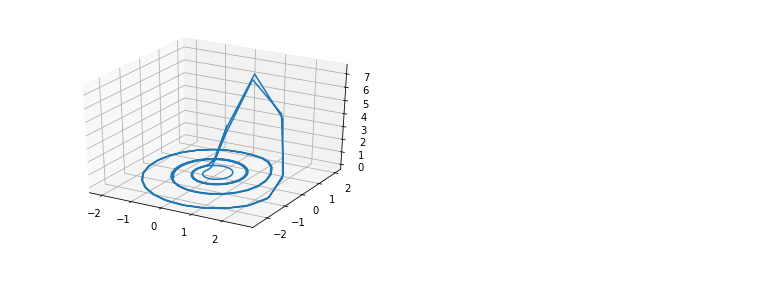
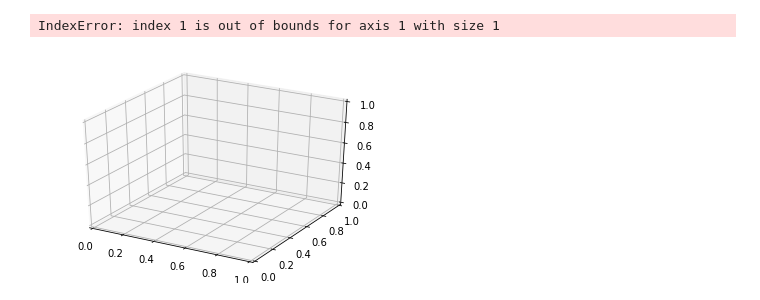
Before and after one commit to kenflat2/Nonlinear-Regression, a Jupyter notebook: GP Experimenter.ipynb, the cells around one changed output. Saved outputs shown, nothing was run; the diff lists cells and outputs as text; code cells hidden in the pictures.

```diff
--- a/GP Experimenter.ipynb
+++ b/GP Experimenter.ipynb
@@ -84,21 +122,37 @@ def delayEmbed(X, Y,assignment,embInterval):
     return (X, Y)
 # %%
 begin = 0
-end = 50
-step = 0.25
+end = 30
+step = 0.1
 tlen = int((end-begin)/step)
 trainToTest = 0.8 # between 0 and 1
 t = np.arange(begin, end, step)
 
 # MAKE SURE TO UPDATE THE DIMENSION WHEN SWITCHING ATTRACTORS
-dim = 3
-t0 = np.array([1,1,10])# np.zeros(dim)
+dim = 5
+t0 = 8 * np.ones(5) # np.zeros(dim)
 t0[0] += 0.1
+# %%
+# Discrete Time Systems
+
+# Munch Model, includes a time lag explicitly
+trueLag = 4
+initval = 2
+r = 1.75 # vals used are 8, 3.5, 2.5, 1.75
+states = np.zeros((tlen,1))
+for i in range(tlen):
+    if i <= trueLag:
+        states[i] = initval
+    else:
+        states[i] = r*states[i-1]*np.exp(-states[i-1-trueLag]+rand.normal(0,0.1,1))
+
+plt.show()
 # %%
 
 # STATIONARY SIMULATION VERSION: UPDATE ATTRACTOR YOU WANT HERE
 #               \/\/\/\/
-states = odeint(Rossler,t0,t)
+# states = odeint(Lorenz96,t0,t)
+print(states)
 # END STATIONARY SIMULATION
 
 # FROM DATA
@@ -131,26 +202,36 @@ for i in range(1, tlen ):
 # %%
 # Normalize, split data
 states = (states - states.mean(0) ) / states.std(0) # normalize
 testTrainSplit = int(states.shape[0] * trainToTest)
 
-X = states[:-1,]
+X = states[:-1,:3]
 Y = states[1:,]
 
 # Print Input
 fig2 = plt.figure(2)
-ax2 = fig2.gca(projection="3d")
-if dim == 2:
+if dim == 1:
+    ax2 = plt.subplot()
+    ax2.plot(X[:,0],"b") # states
+elif dim == 2:
     ax2 = plt.subplot()
     ax2.plot(X[:,0],X[:,1])
 else:
+    ax2 = fig2.gca(projection="3d")
     ax2.plot(X[:,0],X[:,1],X[:,2])
+
+np.set_printoptions(suppress=True)
+np.set_printoptions(precision=5)
+# print(X.flatten())
 
 # Xt = np.column_stack((X[testTrainSplit:,], X[testTrainSplit-1:-1,1]))
 Xt = X[testTrainSplit:,]
 Yt = Y[testTrainSplit:,]
 X = X[:testTrainSplit,]
 Y = Y[:testTrainSplit,]
+
+plt.show()
 # %% [output]
+IndexError: index 1 is out of bounds for axis 1 with size 1
-[figure, old version]
+[figure, new version]
 # %%
 # GP setup
```
Also changed, not shown: parts of 9 cells of this notebook, 2 other files.
